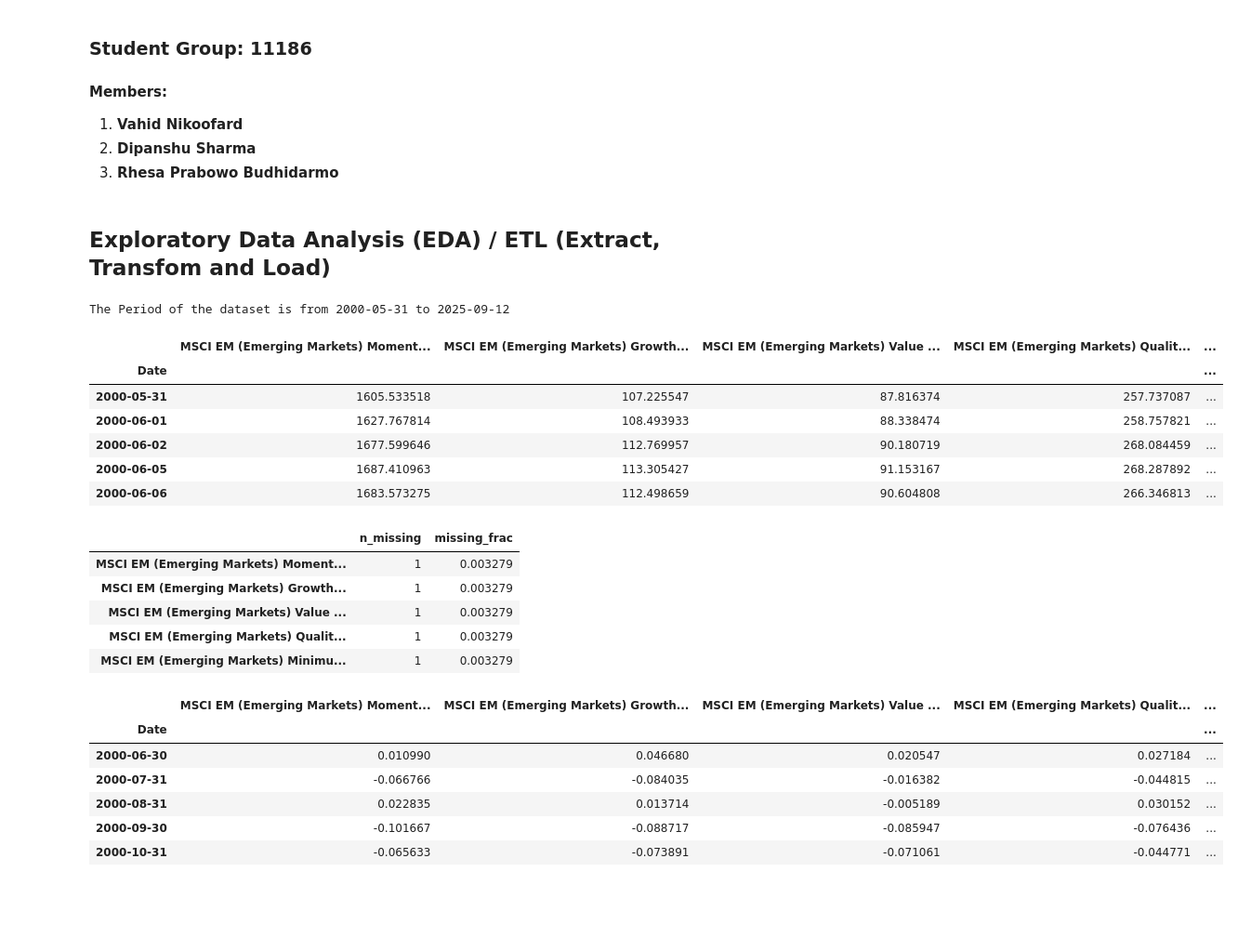
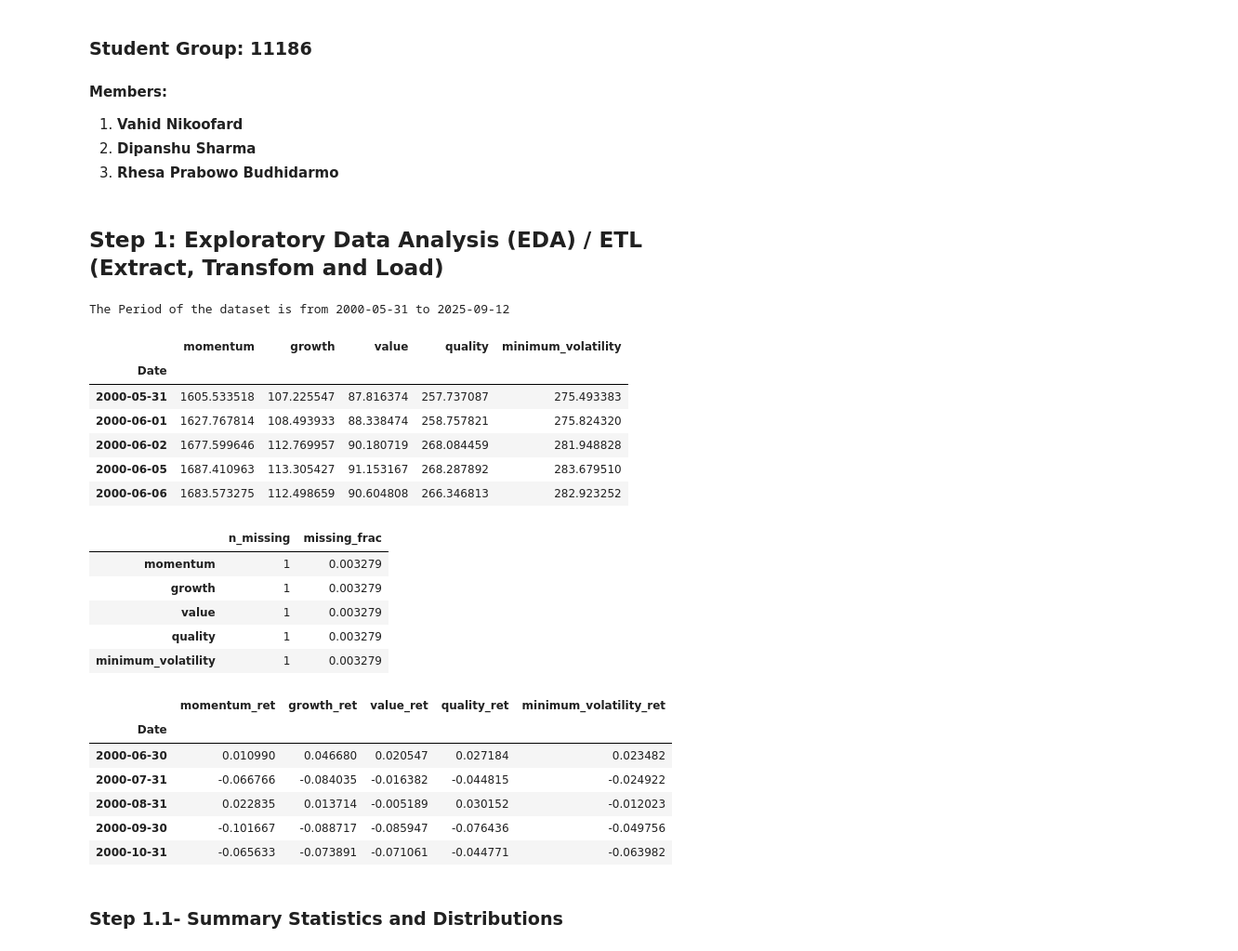
Before and after one commit to dipanshusharma2001/MScFE_WQU_Capstone_Project, a Jupyter notebook: notebooks/CausalFactorInvestingUsingInfluenceDiagram_StudentGroup_11186.ipynb, the cells around one changed output. Shown at 93% size. Saved outputs shown, nothing was run; the diff lists cells and outputs as text; code cells hidden in the pictures; blank space fills up the shorter version.

```diff
--- a/notebooks/CausalFactorInvestingUsingInfluenceDiagram_StudentGroup_11186.ipynb
+++ b/notebooks/CausalFactorInvestingUsingInfluenceDiagram_StudentGroup_11186.ipynb
@@ -31,26 +31,27 @@ meta_path = f"{base_path}/Inputs/meta"
 # %%
 # defining the required custom functions
 # %% [markdown]
-## **Exploratory Data Analysis (EDA) / ETL (Extract, Transfom and Load)**
+## **Step 1: Exploratory Data Analysis (EDA) / ETL (Extract, Transfom and Load)**
 # %%
 # loading the MSCI Factor excel dataset
 
 msci_path = f"{inputs_raw}/MSCI_Emerging_Markets_Factor_Index.xlsx"
 msci_factor_data = pd.read_excel(msci_path, header=5, index_col= 0, usecols="A:F", parse_dates=True)
 print("The Period of the dataset is from {} to {}".format(msci_factor_data.index.min().date(), msci_factor_data.index.max().date()))
+msci_factor_data.columns = ['momentum', 'growth', 'value', 'quality', 'minimum_volatility']
 display(msci_factor_data.head())
 
 # resampling the dataset to monthly frequency = last observation of each month
 msci_monthly_data = msci_factor_data.resample("M").last()
 # %% [output]
 The Period of the dataset is from 2000-05-31 to 2025-09-12
-|  | MSCI EM (Emerging Markets) Moment... | MSCI EM (Emerging Markets) Growth... | MSCI EM (Emerging Markets) Value ... | MSCI EM (Emerging Markets) Qualit... | ... |
-| Date |  |  |  |  | ... |
-| 2000-05-31 | 1605.533518 | 107.225547 | 87.816374 | 257.737087 | ... |
-| 2000-06-01 | 1627.767814 | 108.493933 | 88.338474 | 258.757821 | ... |
-| 2000-06-02 | 1677.599646 | 112.769957 | 90.180719 | 268.084459 | ... |
-| 2000-06-05 | 1687.410963 | 113.305427 | 91.153167 | 268.287892 | ... |
-| 2000-06-06 | 1683.573275 | 112.498659 | 90.604808 | 266.346813 | ... |
+|  | momentum | growth | value | quality | minimum_volatility |
+| Date |  |  |  |  |  |
+| 2000-05-31 | 1605.533518 | 107.225547 | 87.816374 | 257.737087 | 275.493383 |
+| 2000-06-01 | 1627.767814 | 108.493933 | 88.338474 | 258.757821 | 275.824320 |
+| 2000-06-02 | 1677.599646 | 112.769957 | 90.180719 | 268.084459 | 281.948828 |
+| 2000-06-05 | 1687.410963 | 113.305427 | 91.153167 | 268.287892 | 283.679510 |
+| 2000-06-06 | 1683.573275 | 112.498659 | 90.604808 | 266.346813 | 282.923252 |
 # %%
 # handling the missing returns
 n_obs = len(msci_monthly_data)
@@ -59,11 +60,11 @@ missing_report = pd.DataFrame({"n_missing": msci_monthly_data.isna().sum(),"miss
 display(missing_report)
 # %% [output]
 |  | n_missing | missing_frac |
-| MSCI EM (Emerging Markets) Moment... | 1 | 0.003279 |
-| MSCI EM (Emerging Markets) Growth... | 1 | 0.003279 |
-| MSCI EM (Emerging Markets) Value ... | 1 | 0.003279 |
-| MSCI EM (Emerging Markets) Qualit... | 1 | 0.003279 |
-| MSCI EM (Emerging Markets) Minimu... | 1 | 0.003279 |
+| momentum | 1 | 0.003279 |
+| growth | 1 | 0.003279 |
+| value | 1 | 0.003279 |
+| quality | 1 | 0.003279 |
+| minimum_volatility | 1 | 0.003279 |
 # %%
 # there is only one missing value in the dataset, using forward fill and backward fill method to impute it
 msci_monthly_data = msci_monthly_data.ffill().bfill()
@@ -76,13 +77,15 @@ display(msci_monthly_returns.head())
 # exported the cleaned dataset to the clean folder
 msci_monthly_returns.to_csv(f"{inputs_clean}/msci_em_factor_monthly_returns.csv")
 # %% [output]
-|  | MSCI EM (Emerging Markets) Moment... | MSCI EM (Emerging Markets) Growth... | MSCI EM (Emerging Markets) Value ... | MSCI EM (Emerging Markets) Qualit... | ... |
-| Date |  |  |  |  | ... |
-| 2000-06-30 | 0.010990 | 0.046680 | 0.020547 | 0.027184 | ... |
-| 2000-07-31 | -0.066766 | -0.084035 | -0.016382 | -0.044815 | ... |
-| 2000-08-31 | 0.022835 | 0.013714 | -0.005189 | 0.030152 | ... |
-| 2000-09-30 | -0.101667 | -0.088717 | -0.085947 | -0.076436 | ... |
-| 2000-10-31 | -0.065633 | -0.073891 | -0.071061 | -0.044771 | ... |
+|  | momentum_ret | growth_ret | value_ret | quality_ret | minimum_volatility_ret |
+| Date |  |  |  |  |  |
+| 2000-06-30 | 0.010990 | 0.046680 | 0.020547 | 0.027184 | 0.023482 |
+| 2000-07-31 | -0.066766 | -0.084035 | -0.016382 | -0.044815 | -0.024922 |
+| 2000-08-31 | 0.022835 | 0.013714 | -0.005189 | 0.030152 | -0.012023 |
+| 2000-09-30 | -0.101667 | -0.088717 | -0.085947 | -0.076436 | -0.049756 |
+| 2000-10-31 | -0.065633 | -0.073891 | -0.071061 | -0.044771 | -0.063982 |
+# %% [markdown]
+### **Step 1.1- Summary Statistics and Distributions**
 # %%
 # summary statistics + higher moments
 msci_returns_summary_stats = msci_monthly_returns.describe().T
```
Also changed, not shown: parts of 7 cells of this notebook, 3 other files.
